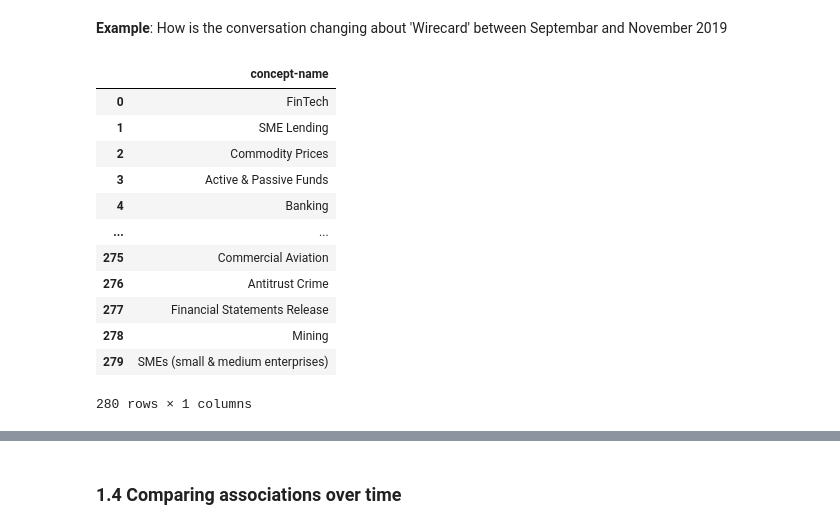
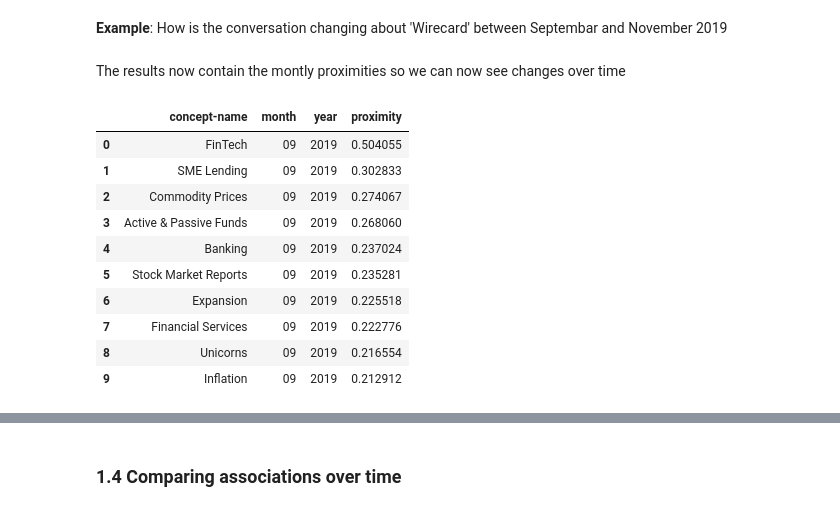
Before and after one commit to signal-ai/signal-api-tools, a Jupyter notebook: notebooks/affinity_tutorial.ipynb, the cells around one changed output, grey strips where cells are left out. Drawn from its saved outputs; the diff is of its cells as text; code cells hidden in the pictures.

```diff
--- a/notebooks/affinity_tutorial.ipynb
+++ b/notebooks/affinity_tutorial.ipynb
@@ -200,20 +197,21 @@ response = requests.get(
 )
 
 result = response.json()
+# %% [markdown]
+The results now contain the montly proximities so we can now see changes over time
 # %%
 df = pd.DataFrame.from_dict(result['relationships'])
-df[['concept-name']]
+df_sep = df[df['month']=='09']
+df_sep.head(10)[['concept-name','month','year', 'proximity']]
 # %% [output]
-|  | concept-name |
-| 0 | FinTech |
-| 1 | SME Lending |
-| 2 | Commodity Prices |
-| 3 | Active & Passive Funds |
-| 4 | Banking |
-| ... | ... |
-| 275 | Commercial Aviation |
-| 276 | Antitrust Crime |
-| 277 | Financial Statements Release |
-| 278 | Mining |
-| 279 | SMEs (small & medium enterprises) |
+|  | concept-name | month | year | proximity |
+| 0 | FinTech | 09 | 2019 | 0.504055 |
+| 1 | SME Lending | 09 | 2019 | 0.302833 |
+| 2 | Commodity Prices | 09 | 2019 | 0.274067 |
+| 3 | Active & Passive Funds | 09 | 2019 | 0.268060 |
+| 4 | Banking | 09 | 2019 | 0.237024 |
+| 5 | Stock Market Reports | 09 | 2019 | 0.235281 |
+| 6 | Expansion | 09 | 2019 | 0.225518 |
+| 7 | Financial Services | 09 | 2019 | 0.222776 |
+| 8 | Unicorns | 09 | 2019 | 0.216554 |
+| 9 | Inflation | 09 | 2019 | 0.212912 |
-280 rows × 1 columns
```
Also changed, not shown: parts of 5 cells of this notebook.
